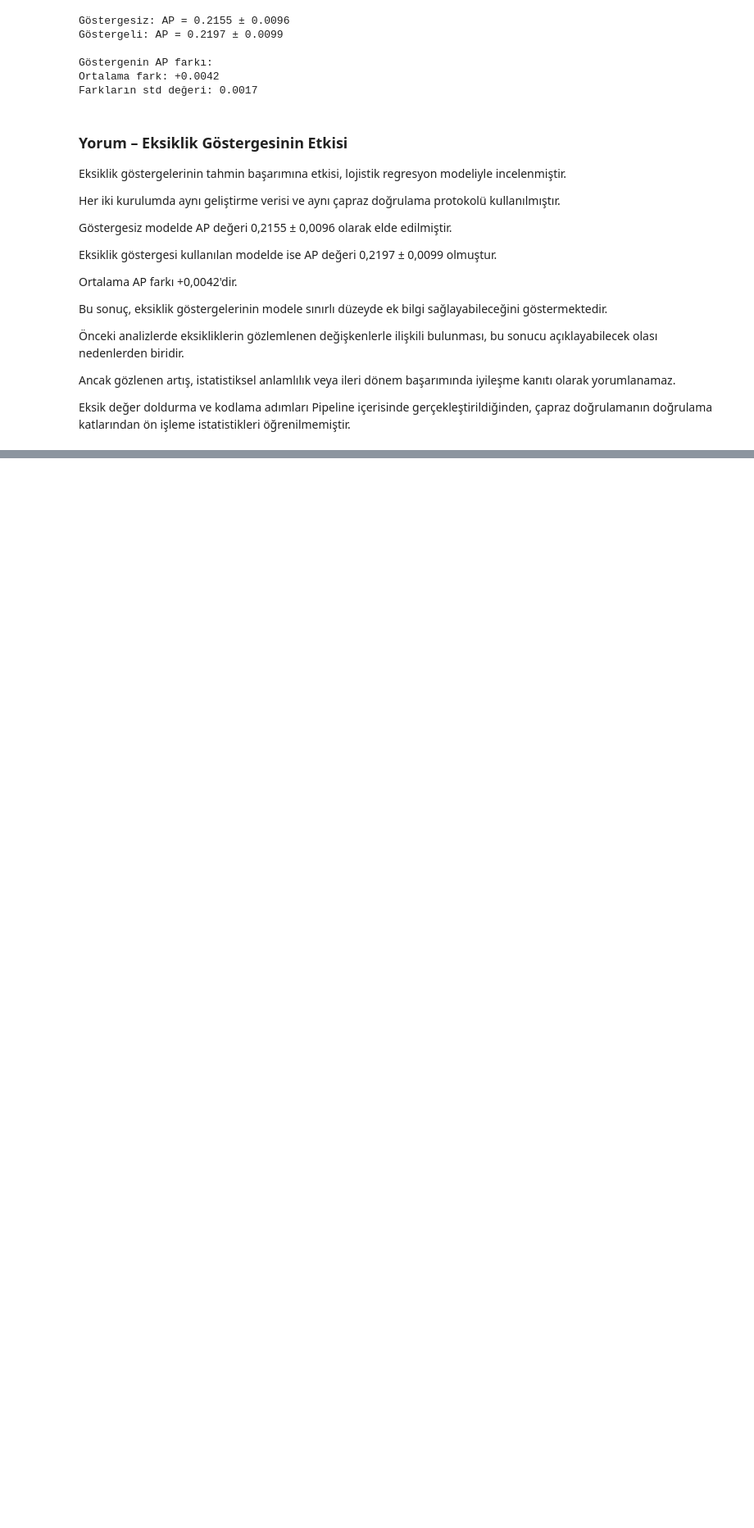
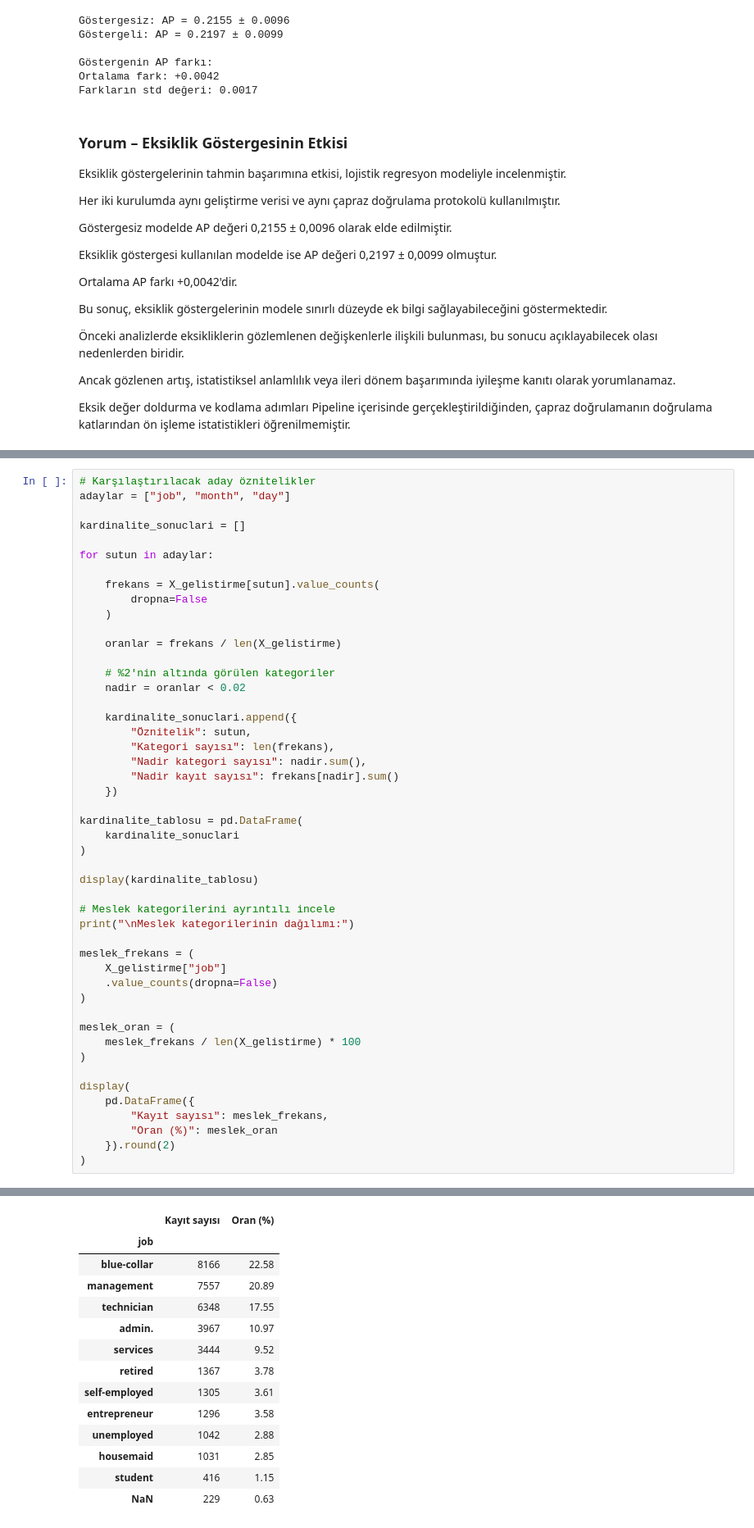
Before and after one commit to KeremATLIHAN/Veri_Bilimleri_Vize, a Jupyter notebook: proje1/BIL545_Proje1_Banka_Guncel.ipynb, the cells around one changed output, grey strips where cells are left out. Shown at 82% size. Drawn from its saved outputs; the diff is of its cells as text; blank space fills up the shorter version.

Commit message:
feat(bolum1): kategorik kodlama ve hedef sizintisi deneyleri

```diff
--- a/proje1/BIL545_Proje1_Banka_Guncel.ipynb
+++ b/proje1/BIL545_Proje1_Banka_Guncel.ipynb
@@ -1155,0 +1170,49 @@ Pipeline içerisinde gerçekleştirildiğinden,
+# %%
+# Karşılaştırılacak aday öznitelikler
+adaylar = ["job", "month", "day"]
+
+kardinalite_sonuclari = []
+
+for sutun in adaylar:
+
+    frekans = X_gelistirme[sutun].value_counts(
+        dropna=False
+    )
+
+    oranlar = frekans / len(X_gelistirme)
+
+    # %2'nin altında görülen kategoriler
+    nadir = oranlar < 0.02
+
+    kardinalite_sonuclari.append({
+        "Öznitelik": sutun,
+        "Kategori sayısı": len(frekans),
+        "Nadir kategori sayısı": nadir.sum(),
+        "Nadir kayıt sayısı": frekans[nadir].sum()
+    })
+
+kardinalite_tablosu = pd.DataFrame(
+    kardinalite_sonuclari
+)
+
+display(kardinalite_tablosu)
+
+# Meslek kategorilerini ayrıntılı incele
+print("\nMeslek kategorilerinin dağılımı:")
+
+meslek_frekans = (
+    X_gelistirme["job"]
+    .value_counts(dropna=False)
+)
+
+meslek_oran = (
+    meslek_frekans / len(X_gelistirme) * 100
+)
+
+display(
+    pd.DataFrame({
+        "Kayıt sayısı": meslek_frekans,
+        "Oran (%)": meslek_oran
+    }).round(2)
+)
+# %% [output]
@@ -1155,0 +1224,14 @@ Pipeline içerisinde gerçekleştirildiğinden,
+|  | Kayıt sayısı | Oran (%) |
+| job |  |  |
+| blue-collar | 8166 | 22.58 |
+| management | 7557 | 20.89 |
+| technician | 6348 | 17.55 |
+| admin. | 3967 | 10.97 |
+| services | 3444 | 9.52 |
+| retired | 1367 | 3.78 |
+| self-employed | 1305 | 3.61 |
+| entrepreneur | 1296 | 3.58 |
+| unemployed | 1042 | 2.88 |
+| housemaid | 1031 | 2.85 |
+| student | 416 | 1.15 |
+| NaN | 229 | 0.63 |
```
Also changed, not shown: parts of 14 cells of this notebook.
